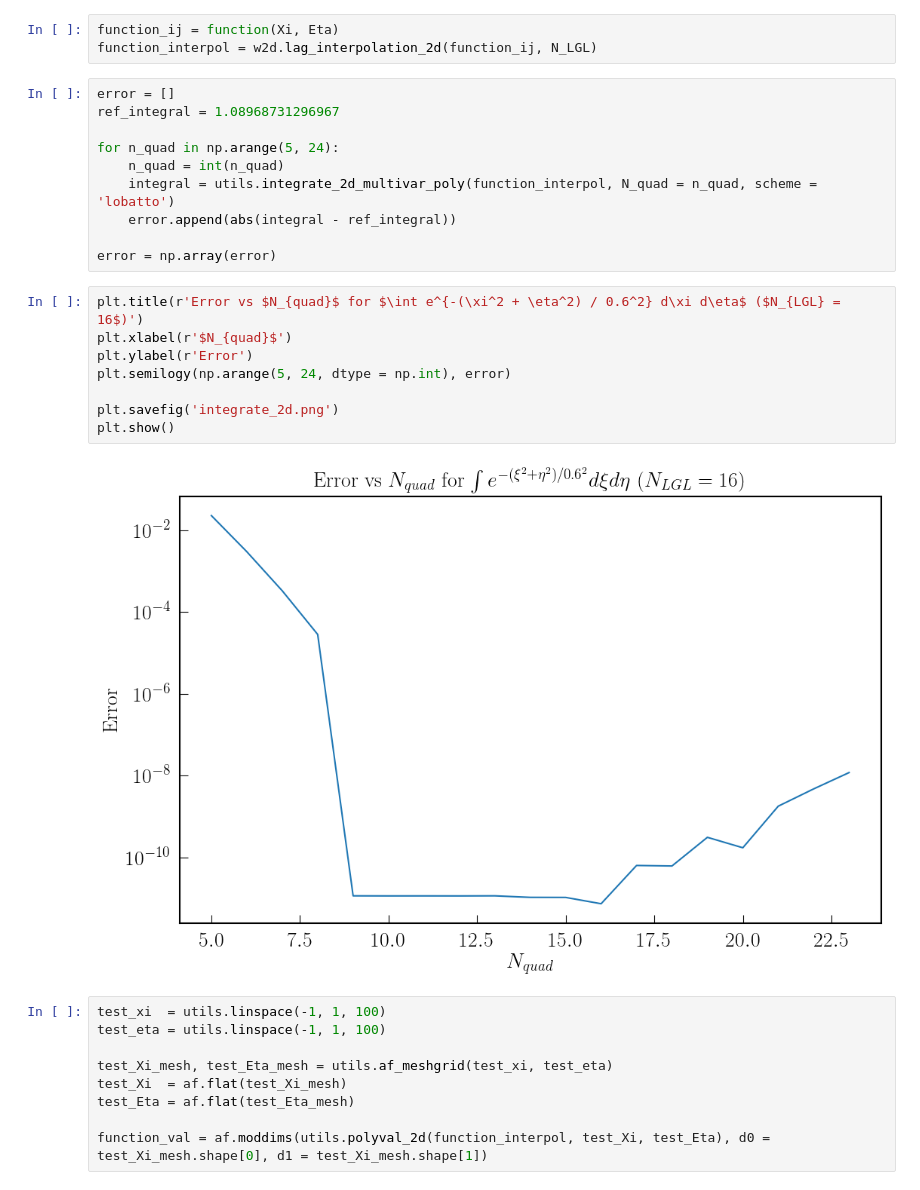
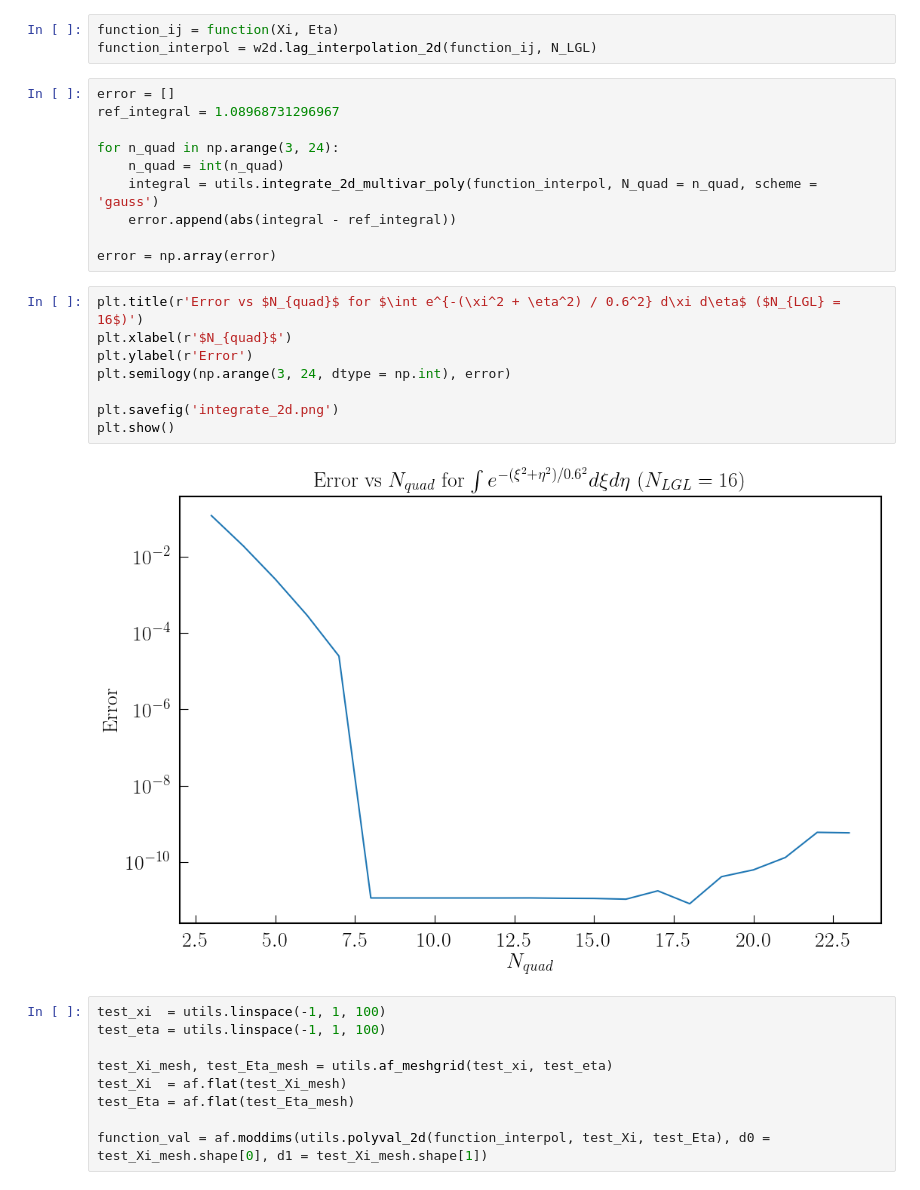
Before and after one commit to QuazarTech/DG_Maxwell, a Jupyter notebook: examples/integrate2d_using_poly2d_convergence_test.ipynb, the cells around one changed output. Drawn from its saved outputs; the diff is of its cells as text.

```diff
--- a/examples/integrate2d_using_poly2d_convergence_test.ipynb
+++ b/examples/integrate2d_using_poly2d_convergence_test.ipynb
@@ -96,22 +96,22 @@ function_interpol = w2d.lag_interpolation_2d(function_ij, N_LGL)
 error = []
 ref_integral = 1.08968731296967
 
-for n_quad in np.arange(5, 24):
+for n_quad in np.arange(3, 24):
     n_quad = int(n_quad)
-    integral = utils.integrate_2d_multivar_poly(function_interpol, N_quad = n_quad, scheme = 'lobatto')
+    integral = utils.integrate_2d_multivar_poly(function_interpol, N_quad = n_quad, scheme = 'gauss')
     error.append(abs(integral - ref_integral))
 
 error = np.array(error)
 # %%
 plt.title(r'Error vs $N_{quad}$ for $\int e^{-(\xi^2 + \eta^2) / 0.6^2} d\xi d\eta$ ($N_{LGL} = 16$)')
 plt.xlabel(r'$N_{quad}$')
 plt.ylabel(r'Error')
-plt.semilogy(np.arange(5, 24, dtype = np.int), error)
+plt.semilogy(np.arange(3, 24, dtype = np.int), error)
 
 plt.savefig('integrate_2d.png')
 plt.show()
 # %% [output]
-[figure, old version]
+[figure, new version]
 # %%
 test_xi  = utils.linspace(-1, 1, 100)
 test_eta = utils.linspace(-1, 1, 100)
```
Also changed, not shown: parts of 2 cells of this notebook, 2 other files.
